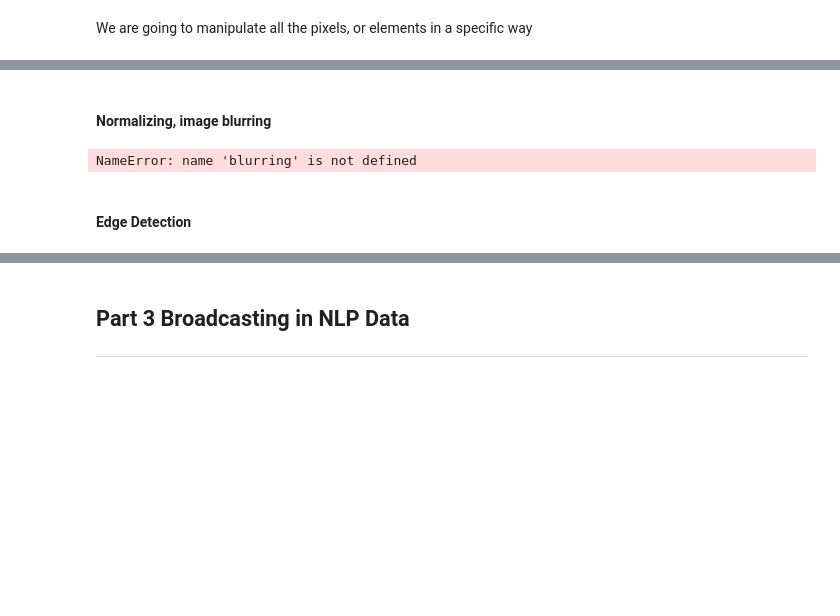
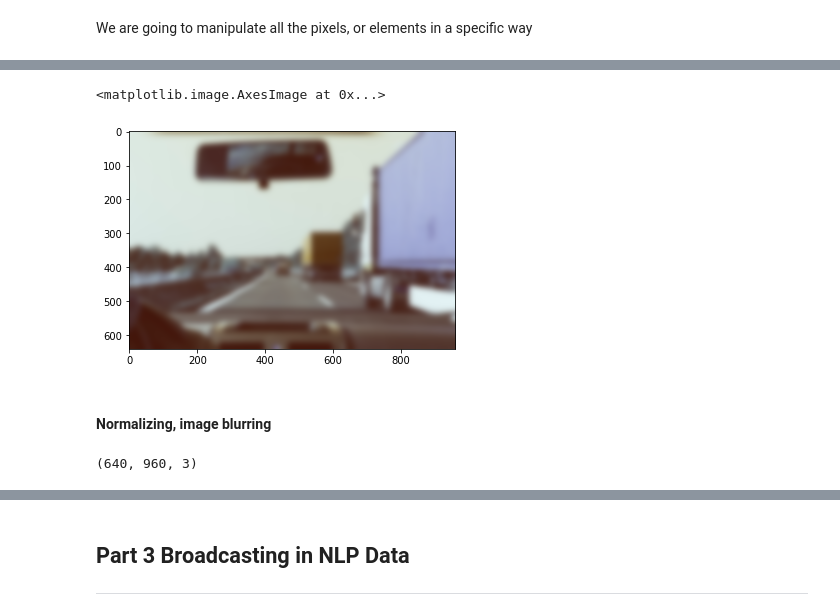
Before and after one commit to unpackAI/DL201, a Jupyter notebook: Week 1/Week 1 Concept Book.ipynb, the cells around one changed output, grey strips where cells are left out. Saved outputs shown, nothing was run; the diff lists cells and outputs as text; code cells hidden in the pictures; blank space fills up the shorter version.

```diff
--- a/Week 1/Week 1 Concept Book.ipynb
+++ b/Week 1/Week 1 Concept Book.ipynb
@@ -1661,8 +1771,9 @@ A matrix
+# %%
+plt.imshow(gaussianBlurImg)
+# %% [output]
+<matplotlib.image.AxesImage at 0x...>
+[figure, added]
 # %% [markdown]
 #### Normalizing, image blurring
 # %%
 # Kernel
-
-blurring
-# %% [output]
-NameError: name 'blurring' is not defined
@@ -1675,2 +1779,0 @@ NameError: name 'blurring' is not defined
-# %% [markdown]
-#### Edge Detection
@@ -1676,0 +1830,4 @@ NameError: name 'blurring' is not defined
+# %%
+blurred_img.shape
+# %% [output]
+(640, 960, 3)
```
Also changed, not shown: parts of 47 cells of this notebook.
